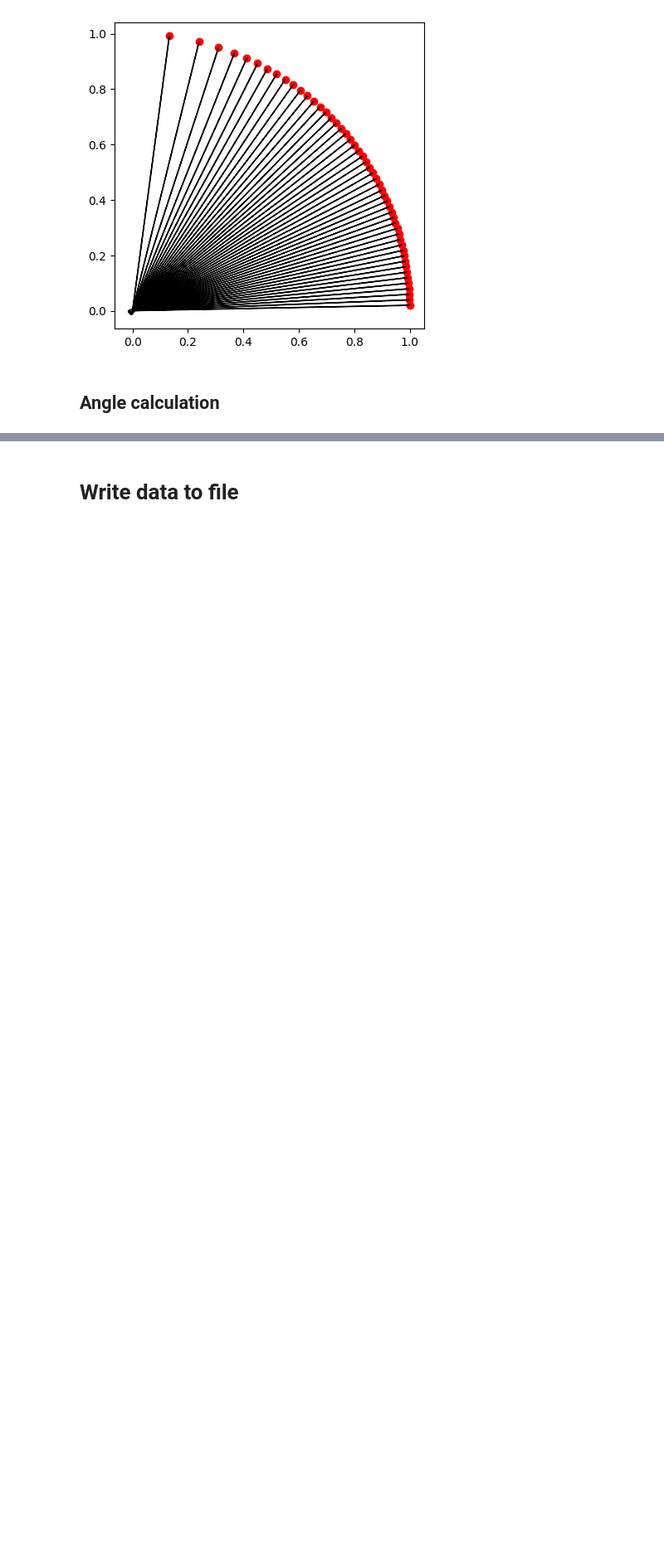
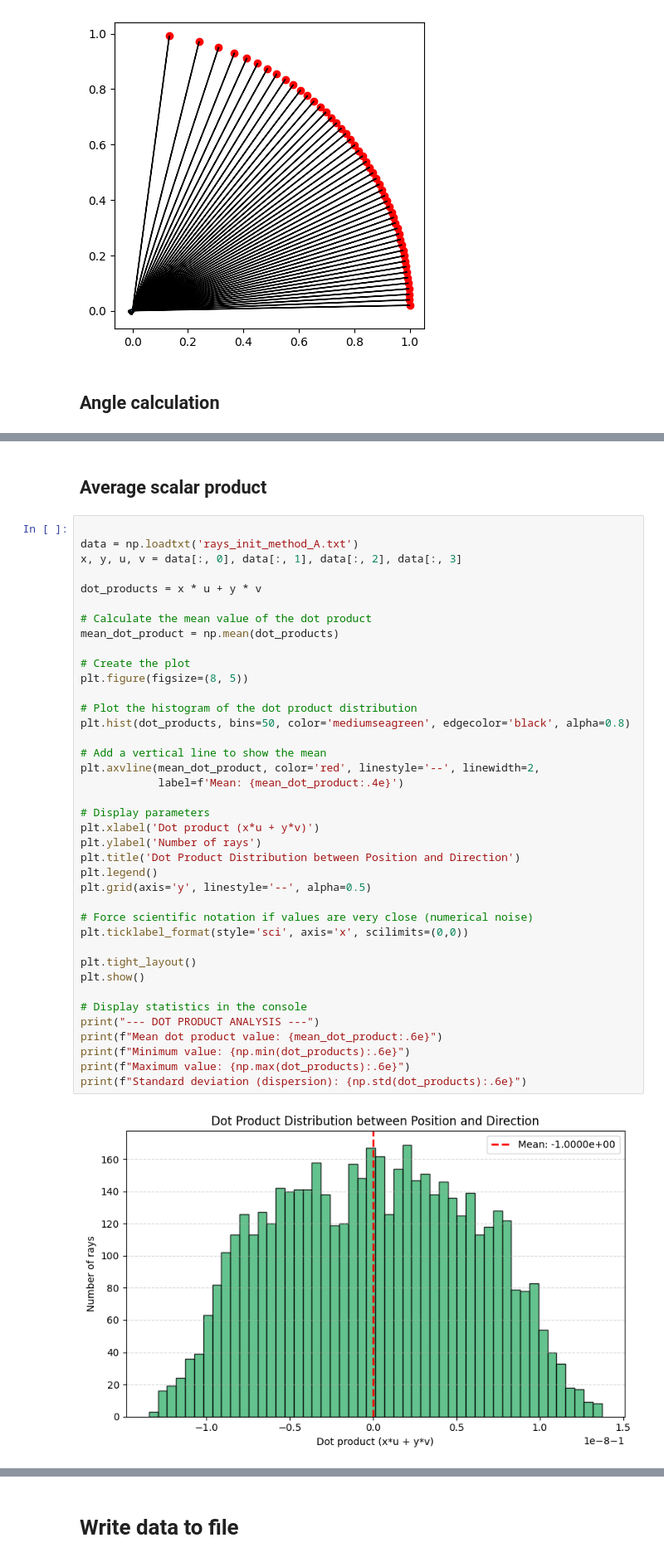
Before and after one commit to clarajdr/Omega60-DD-ICF-simulation, a Jupyter notebook: ArwenRayCreator.ipynb, the cells around one changed output, grey strips where cells are left out. Shown at 83% size. Drawn from its saved outputs; the diff is of its cells as text; blank space fills up the shorter version.

```diff
--- a/ArwenRayCreator.ipynb
+++ b/ArwenRayCreator.ipynb
@@ -195,0 +192,43 @@ Mean angle between position and direction: 180.00°
+# %% [markdown]
+## Average scalar product
+# %%
+
+data = np.loadtxt('rays_init_method_A.txt')
+x, y, u, v = data[:, 0], data[:, 1], data[:, 2], data[:, 3]
+
+dot_products = x * u + y * v
+
+# Calculate the mean value of the dot product
+mean_dot_product = np.mean(dot_products)
+
+# Create the plot
+plt.figure(figsize=(8, 5))
+
+# Plot the histogram of the dot product distribution
+plt.hist(dot_products, bins=50, color='mediumseagreen', edgecolor='black', alpha=0.8)
+
+# Add a vertical line to show the mean
+plt.axvline(mean_dot_product, color='red', linestyle='--', linewidth=2,
+            label=f'Mean: {mean_dot_product:.4e}')
+
+# Display parameters
+plt.xlabel('Dot product (x*u + y*v)')
+plt.ylabel('Number of rays')
+plt.title('Dot Product Distribution between Position and Direction')
+plt.legend()
+plt.grid(axis='y', linestyle='--', alpha=0.5)
+
+# Force scientific notation if values are very close (numerical noise)
+plt.ticklabel_format(style='sci', axis='x', scilimits=(0,0))
+
+plt.tight_layout()
+plt.show()
+
+# Display statistics in the console
+print("--- DOT PRODUCT ANALYSIS ---")
+print(f"Mean dot product value: {mean_dot_product:.6e}")
+print(f"Minimum value: {np.min(dot_products):.6e}")
+print(f"Maximum value: {np.max(dot_products):.6e}")
+print(f"Standard deviation (dispersion): {np.std(dot_products):.6e}")
+# %% [output]
+[figure, added]
```
Also changed, not shown: parts of 3 cells of this notebook, 3 other files.
